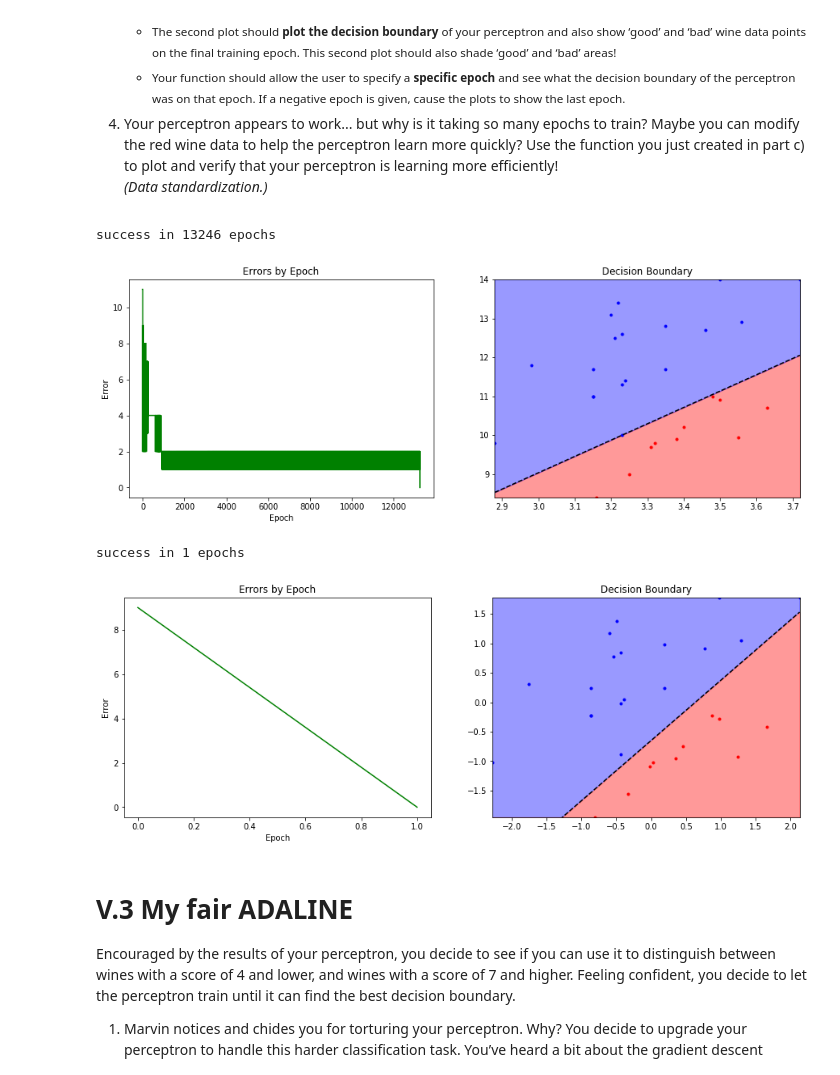
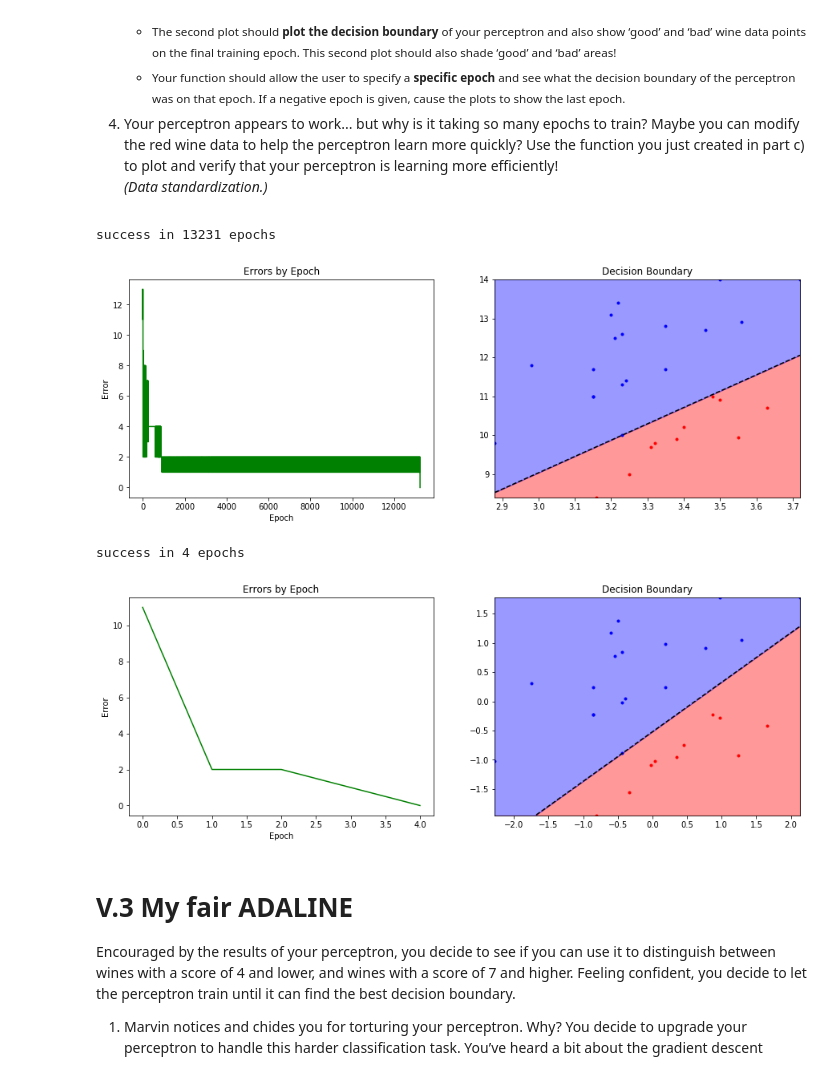
Before and after one commit to DamianDominoDavis/sommalier, a Jupyter notebook: sommalier.ipynb, the cells around one changed output. Saved outputs shown, nothing was run; the diff lists cells and outputs as text; code cells hidden in the pictures.

```diff
--- a/sommalier.ipynb
+++ b/sommalier.ipynb
@@ -97,7 +97,7 @@ class Perceptron(object):
     def train(self, threshold, rate=0.1, epoch=0):
         story = list()
         '''randomly initialized weights and bias'''
-        bias, weights = random.uniform(-1,1), [random.uniform(-1,1)] * self.D
+        bias, weights = random.uniform(-1,1), [random.uniform(-1,1) for d in range(self.D)]
         cur_epoch = 0
         '''if training epochs is set to 0...'''
         while cur_epoch < epoch or epoch == 0:
@@ -110,7 +110,7 @@ class Perceptron(object):
                 error = int(xi.quality >= threshold) - yi
                 if error:
                     num_errors += 1
-                    # rosenblatt learning rule
+                    '''rosenblatt learning rule'''
                     weights = [weights[w] + error * rate * xi[self.dimens[w]] for w in range(self.D)]
                     bias += error * rate
             story.append(tuple([cur_epoch, num_errors, weights, bias]))
@@ -134,37 +134,37 @@ def report(story, data, good_thresh, bad_thresh,  epoch=-1, save_plot=False):
     ax, bx = fig.subplots(1, 2)
     ax.set_title("Errors by Epoch")
     ax.set_xlabel("Epoch")
     ax.set_ylabel("Error")
     ax.plot([e[0] for e in story], [e[1] for e in story], 'g-')
     bx.set_title("Decision Boundary")
     bx.axis([xmin, xmax, ymin, ymax])
     bx.plot(data[data.quality>=gthresh].pH, data[data.quality>=gthresh].alcohol, 'b.')
     bx.plot(data[data.quality<=bthresh].pH, data[data.quality<=bthresh].alcohol, 'r.')
     bx.plot(x, c, "k--")
     bx.fill_between(x, c, ymin, where= c<=ymax, color="red", alpha=.4)
     bx.fill_between(x, c, ymax, where= c<=ymax, color="blue", alpha=.4)
     plt.show() if not save_plot else plt.savefig('fig.png')
 
 url = 'https://raw.githubusercontent.com/DamianDominoDavis/sommalier/master/winequality-red.csv'
 csv = pd.read_csv(url, sep=';')
 training = csv[['pH', 'alcohol','quality']]
 gthresh, bthresh = 8, 3
 training = training[(training['quality'] >= gthresh) | (training['quality'] <= bthresh)]
 
 poor = Perceptron(training)
 report(poor.train(gthresh), poor.data, gthresh, bthresh)
 
 '''feature scaling'''
 dimens = [x for x in training if x != 'quality']
 training[dimens] = (training[dimens]-training[dimens].mean()) / training[dimens].std()
 
 per = Perceptron(training)
 report(per.train(gthresh), per.data, gthresh, bthresh)
 # %% [output]
-success in 13246 epochs
+success in 13231 epochs
-[figure, old version]
+[figure, new version]
-success in 1 epochs
+success in 4 epochs
-[figure, old version]
+[figure, new version]
 # %% [markdown]
 <h1>V.3 My fair ADALINE</h1>
 <p>Encouraged by the results of your perceptron, you decide to see if you can use it to distinguish between wines with a score of 4 and lower, and wines with a score of 7 and higher. Feeling confident, you decide to let the perceptron train until it can find the best decision boundary.
```
Also changed, not shown: parts of 5 cells of this notebook.
